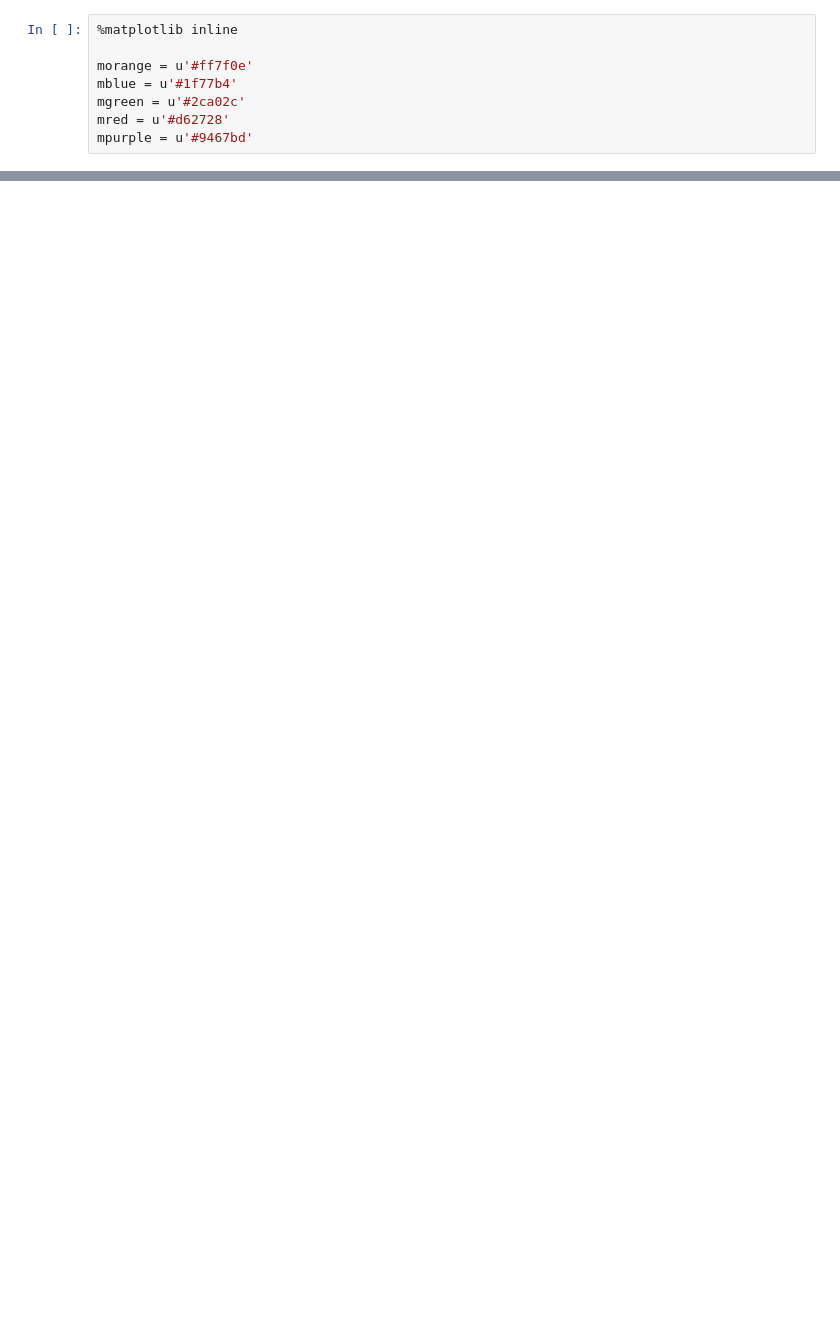
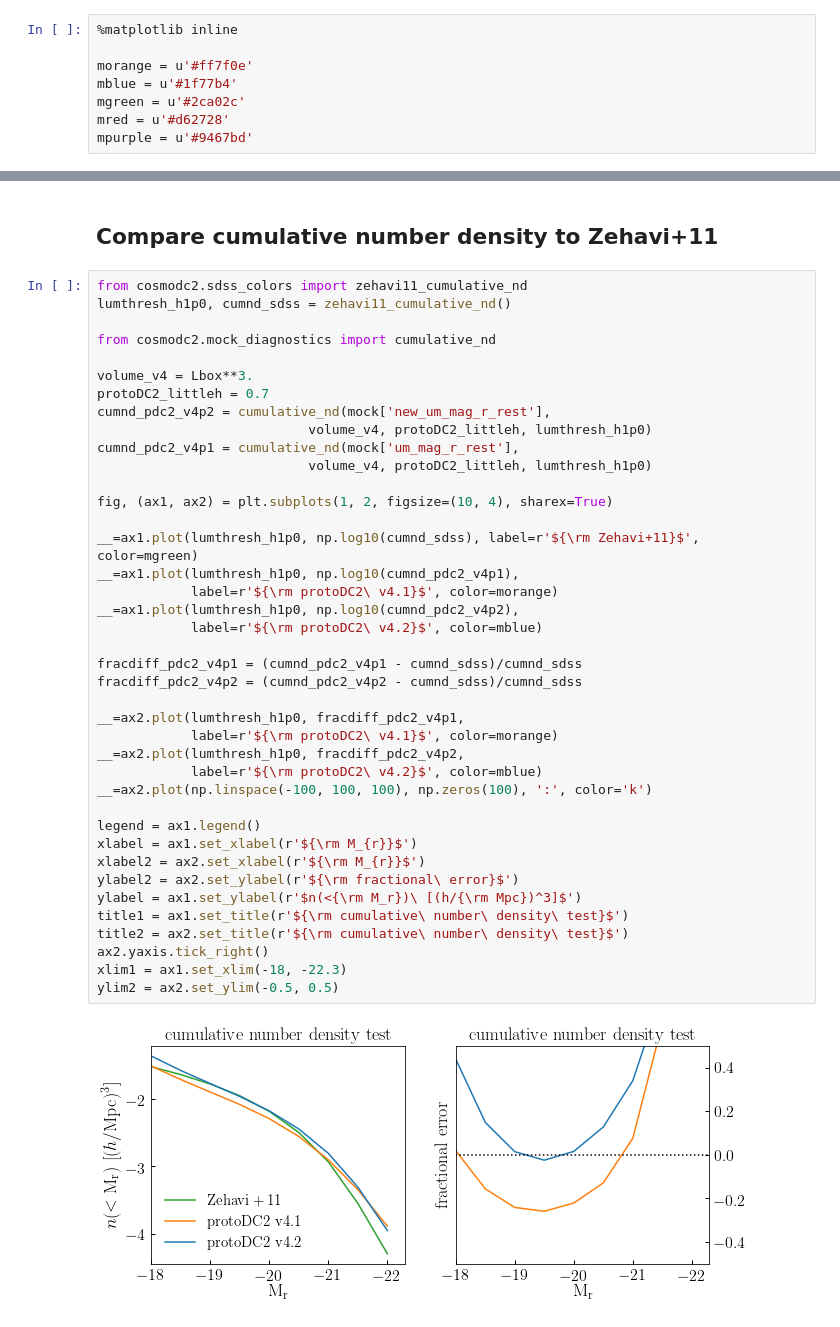
Before and after one commit to LSSTDESC/cosmodc2, a Jupyter notebook: notebooks/v4_mr_mstar_calibration_snapshots.ipynb, the cells around one changed output, grey strips where cells are left out. Saved outputs shown, nothing was run; the diff lists cells and outputs as text; blank space fills up the shorter version.

```diff
--- a/notebooks/v4_mr_mstar_calibration_snapshots.ipynb
+++ b/notebooks/v4_mr_mstar_calibration_snapshots.ipynb
@@ -85,0 +110,44 @@ figname = 'smf_recalibration_v4p2.pdf'
+# %% [markdown]
+## Compare cumulative number density to Zehavi+11
+# %%
+from cosmodc2.sdss_colors import zehavi11_cumulative_nd
+lumthresh_h1p0, cumnd_sdss = zehavi11_cumulative_nd()
+
+from cosmodc2.mock_diagnostics import cumulative_nd
+
+volume_v4 = Lbox**3.
+protoDC2_littleh = 0.7
+cumnd_pdc2_v4p2 = cumulative_nd(mock['new_um_mag_r_rest'],
+                           volume_v4, protoDC2_littleh, lumthresh_h1p0)
+cumnd_pdc2_v4p1 = cumulative_nd(mock['um_mag_r_rest'],
+                           volume_v4, protoDC2_littleh, lumthresh_h1p0)
+
+fig, (ax1, ax2) = plt.subplots(1, 2, figsize=(10, 4), sharex=True)
+
+__=ax1.plot(lumthresh_h1p0, np.log10(cumnd_sdss), label=r'${\rm Zehavi+11}$', color=mgreen)
+__=ax1.plot(lumthresh_h1p0, np.log10(cumnd_pdc2_v4p1),
+            label=r'${\rm protoDC2\ v4.1}$', color=morange)
+__=ax1.plot(lumthresh_h1p0, np.log10(cumnd_pdc2_v4p2),
+            label=r'${\rm protoDC2\ v4.2}$', color=mblue)
+
+fracdiff_pdc2_v4p1 = (cumnd_pdc2_v4p1 - cumnd_sdss)/cumnd_sdss
+fracdiff_pdc2_v4p2 = (cumnd_pdc2_v4p2 - cumnd_sdss)/cumnd_sdss
+
+__=ax2.plot(lumthresh_h1p0, fracdiff_pdc2_v4p1,
+            label=r'${\rm protoDC2\ v4.1}$', color=morange)
+__=ax2.plot(lumthresh_h1p0, fracdiff_pdc2_v4p2,
+            label=r'${\rm protoDC2\ v4.2}$', color=mblue)
+__=ax2.plot(np.linspace(-100, 100, 100), np.zeros(100), ':', color='k')
+
+legend = ax1.legend()
+xlabel = ax1.set_xlabel(r'${\rm M_{r}}$')
+xlabel2 = ax2.set_xlabel(r'${\rm M_{r}}$')
+ylabel2 = ax2.set_ylabel(r'${\rm fractional\ error}$')
+ylabel = ax1.set_ylabel(r'$n(<{\rm M_r})\ [(h/{\rm Mpc})^3]$')
+title1 = ax1.set_title(r'${\rm cumulative\ number\ density\ test}$')
+title2 = ax2.set_title(r'${\rm cumulative\ number\ density\ test}$')
+ax2.yaxis.tick_right()
+xlim1 = ax1.set_xlim(-18, -22.3)
+ylim2 = ax2.set_ylim(-0.5, 0.5)
+# %% [output]
+[figure, added]
```
Also changed, not shown: parts of 8 cells of this notebook, 2 other files.
